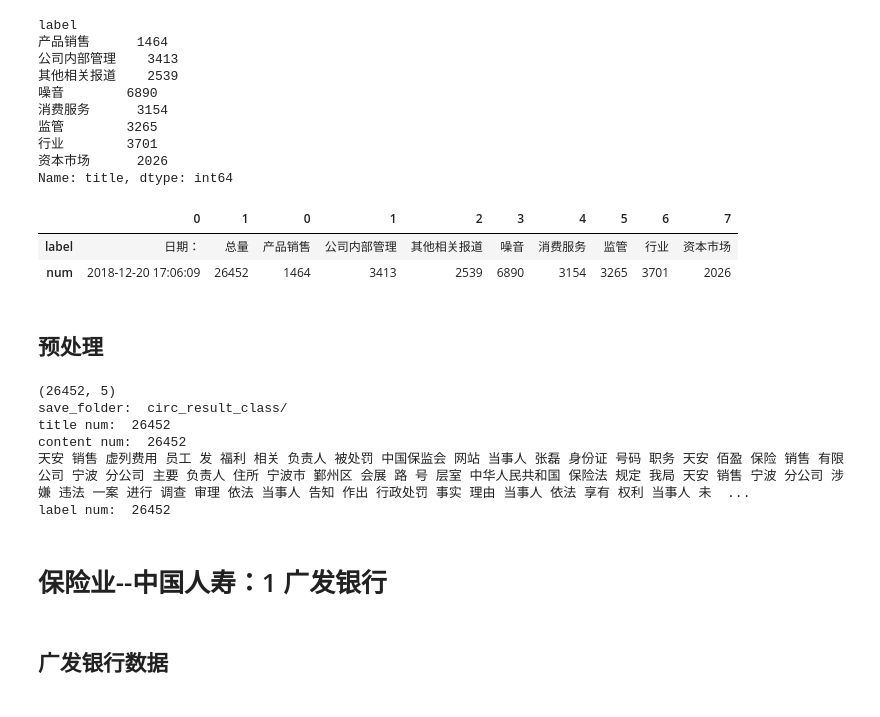
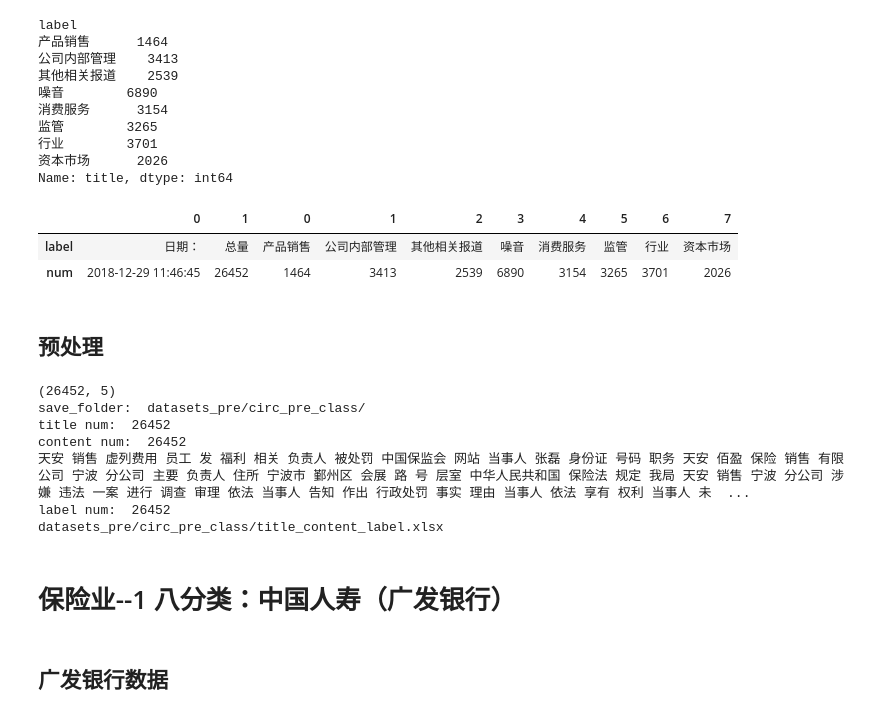
Before and after one commit to xuhuanyunxiao/jupyter-notebook, a Jupyter notebook: proj_train_test/get_and_pre_1.ipynb, the cells around one changed output. Drawn from its saved outputs; the diff is of its cells as text; code cells hidden in the pictures.

```diff
--- a/proj_train_test/get_and_pre_1.ipynb
+++ b/proj_train_test/get_and_pre_1.ipynb
@@ -26,20 +28,3 @@ The autoreload extension is already loaded. To reload it, use:
   %reload_ext autoreload
 # %% [markdown]
 ## 一些函数
-# %%
-def predict_right(folder, file_list):
-    '''预测正确数据'''
-    right_data = pd.DataFrame()
-    for file_name in file_list:
-        currentPath  = '{0}/{1}'.format(folder, file_name)
-        excel = xlrd.open_workbook(currentPath)
-        sheet_names = [sheet.name for sheet in excel.sheets()]
-        for sheet_name in sheet_names:
-            tmp_data = pd.read_excel(currentPath, sheet_name)
-    #         tmp_data = tmp_data[tmp_data['R_W'] == 'Right']
-            print('去空值前： ', tmp_data.shape, file_name, sheet_name)
-#             tmp_data = tmp_data[tmp_data['备注'] != '删除']
-    #         tmp_data = tmp_data.dropna(subset = ['raw_title'], axis = 0)
-#             print('去空值后： ', tmp_data.shape, file_name, sheet_name)
-            right_data = pd.concat([right_data, tmp_data], axis = 0)
-    return right_data
@@ -71,19 +30,0 @@ def correct_wrong_data(folder, file_list):
-# %%
-def get_new_data(folder, file_list):
-    '''新补充数据'''
-    new_data = pd.DataFrame()
-    for file_name in file_list:
-        currentPath  = '{0}/{1}'.format(folder, file_name)
-        excel = xlrd.open_workbook(currentPath)
-        sheet_names = [sheet.name for sheet in excel.sheets()]
-        for sheet_name in sheet_names:
-            tmp_data = pd.read_excel(currentPath, sheet_name)
-            print(tmp_data.columns)
-            tmp_data = tmp_data[['label', 'title', 'content']]
-            tmp_data['label'] =tmp_data['label'].astype(str)
-            tmp_data = tmp_data[tmp_data['label'] != '删除']
-            print('去空值前： ', tmp_data.shape, file_name, sheet_name)
-            tmp_data = tmp_data.dropna(subset = ['label'], axis = 0)
-            print('去空值后： ', tmp_data.shape, file_name, sheet_name)
-            new_data = pd.concat([new_data, tmp_data], axis = 0)
-    return new_data
@@ -203,7 +33,7 @@ def pre_save(pre_func, data, save_folder):
 # %% [markdown]
 ## 读取数据
 # %%
-folder = 'circ_data_class/20180910'
+folder = 'datasets_raw/circ_data_class/20180910'
 # %% [markdown]
 ### 预测正确数据
 # %%
@@ -599,32 +427,33 @@ Name: title, dtype: int64
 # %%
 now = datetime.datetime.now().strftime("%Y-%m-%d %H:%S:%M")
 circ_raw_class_num = circ_raw_class.groupby('label')['title'].count().reset_index()
 circ_raw_class_num.columns = ['label', 'num']
 tmp_num = pd.DataFrame([['日期：', now],
                         ['总量', circ_raw_class_num['num'].sum(axis = 0)]],
                       columns = ['label', 'num'])
 circ_raw_class_num = pd.concat([tmp_num, circ_raw_class_num])
-circ_raw_class_num.T.to_csv('statistics_result/CIRC_class_data_num.csv',
+circ_raw_class_num.T.to_csv('result/statistics_result/CIRC_class_data_num.csv',
                             index = False, mode = 'a', encoding = 'utf-8')
 circ_raw_class_num.T
 # %% [output]
 |  | 0 | 1 | 0 | 1 | 2 | 3 | 4 | 5 | 6 | 7 |
 | label | 日期： | 总量 | 产品销售 | 公司内部管理 | 其他相关报道 | 噪音 | 消费服务 | 监管 | 行业 | 资本市场 |
-| num | 2018-12-20 17:06:09 | 26452 | 1464 | 3413 | 2539 | 6890 | 3154 | 3265 | 3701 | 2026 |
+| num | 2018-12-29 11:46:45 | 26452 | 1464 | 3413 | 2539 | 6890 | 3154 | 3265 | 3701 | 2026 |
 # %% [markdown]
 ## 预处理
 # %%
-save_folder = 'circ_result_class/'
+save_folder = 'datasets_pre/circ_pre_class/'
 pre_save(pre_cor_circ.handle_contents, circ_raw_class, save_folder)
 # %% [output]
 (26452, 5)
-save_folder:  circ_result_class/
+save_folder:  datasets_pre/circ_pre_class/
 title num:  26452
 content num:  26452
 天安 销售 虚列费用 员工 发 福利 相关 负责人 被处罚 中国保监会 网站 当事人 张磊 身份证 号码 职务 天安 佰盈 保险 销售 有限公司 宁波 分公司 主要 负责人 住所 宁波市 鄞州区 会展 路 号 层室 中华人民共和国 保险法 规定 我局 天安 销售 宁波 分公司 涉嫌 违法 一案 进行 调查 审理 依法 当事人 告知 作出 行政处罚 事实 理由 当事人 依法 享有 权利 当事人 未  ...
 label num:  26452
+datasets_pre/circ_pre_class/title_content_label.xlsx
 # %% [markdown]
-# 保险业--中国人寿：1 广发银行
+# 保险业--1 八分类：中国人寿（广发银行）
 # %% [markdown]
 ## 广发银行数据
 # %% [markdown]
```
Also changed, not shown: parts of 71 cells of this notebook, 38 other files.
